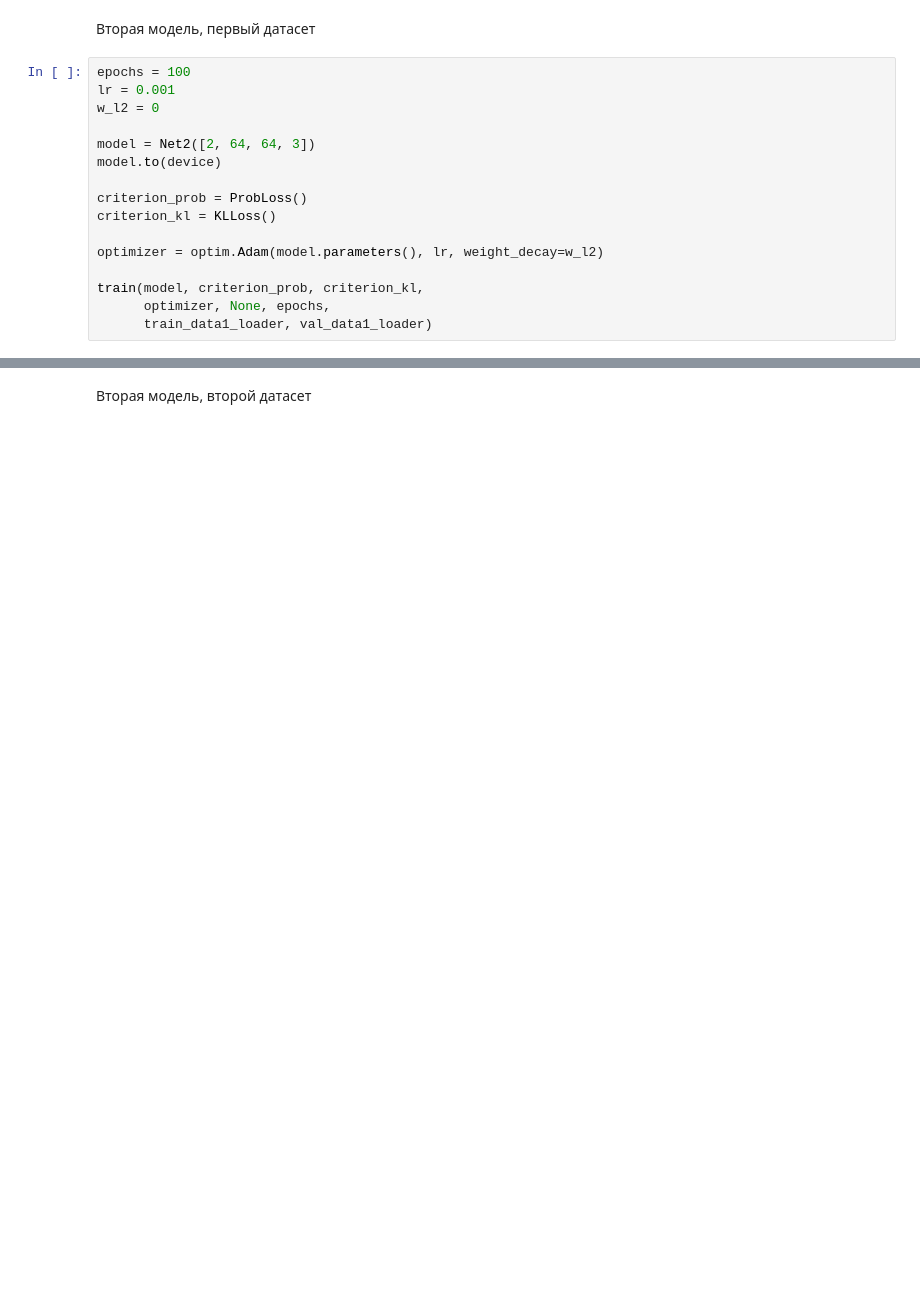
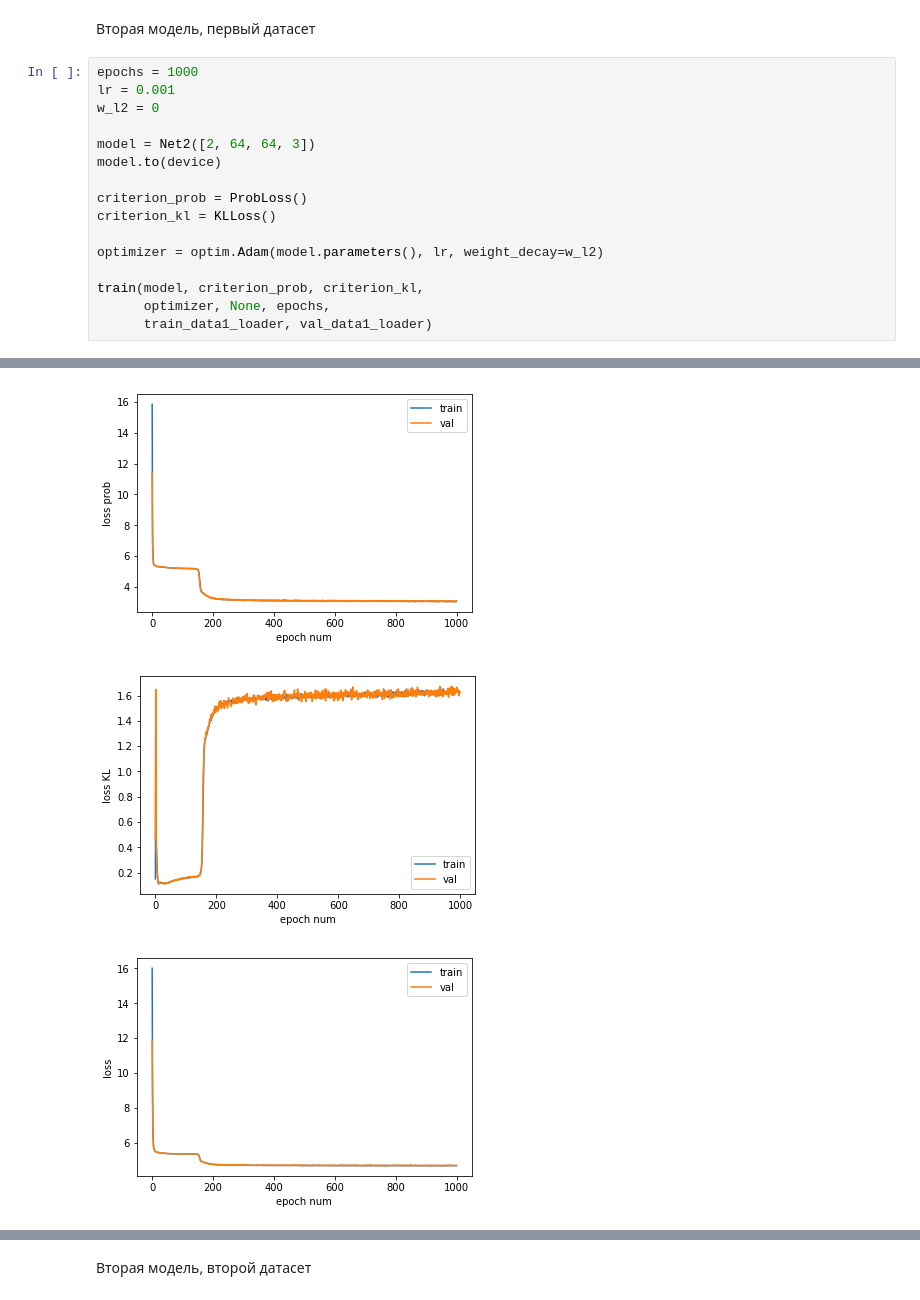
Before and after one commit to GrigoryBartosh/hse07_dul, a Jupyter notebook: hw31.ipynb, the cells around one changed output, grey strips where cells are left out. Saved outputs shown, nothing was run; the diff lists cells and outputs as text; blank space fills up the shorter version.

```diff
--- a/hw31.ipynb
+++ b/hw31.ipynb
@@ -339,7 +357,7 @@ sample(model)
 # %% [markdown]
 Вторая модель, первый датасет
 # %%
-epochs = 100
+epochs = 1000
 lr = 0.001
 w_l2 = 0
 
@@ -354,3 +372,4 @@ optimizer = optim.Adam(model.parameters(), lr, weight_decay=w_l2)
 train(model, criterion_prob, criterion_kl,
       optimizer, None, epochs,
       train_data1_loader, val_data1_loader)
+# %% [output]
@@ -357,3 +377,6 @@ train(model, criterion_prob, criterion_kl,
+[figure, added]
+[figure, added]
+[figure, added]
 # %%
 model.eval()
 sample(model)
```
Also changed, not shown: parts of 15 cells of this notebook.
